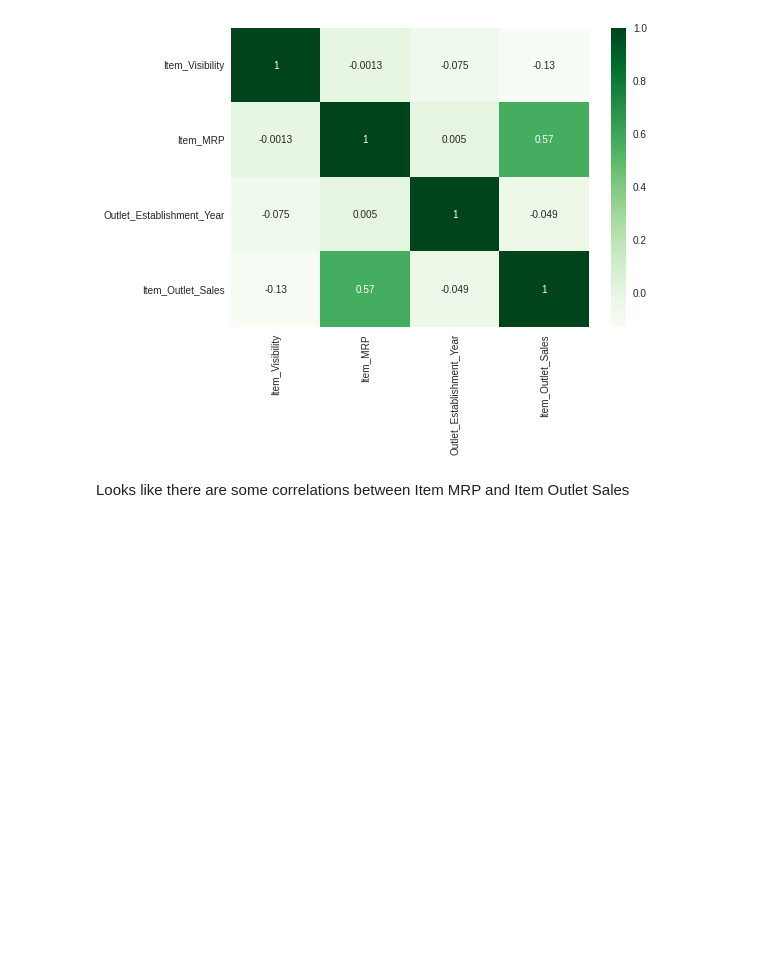
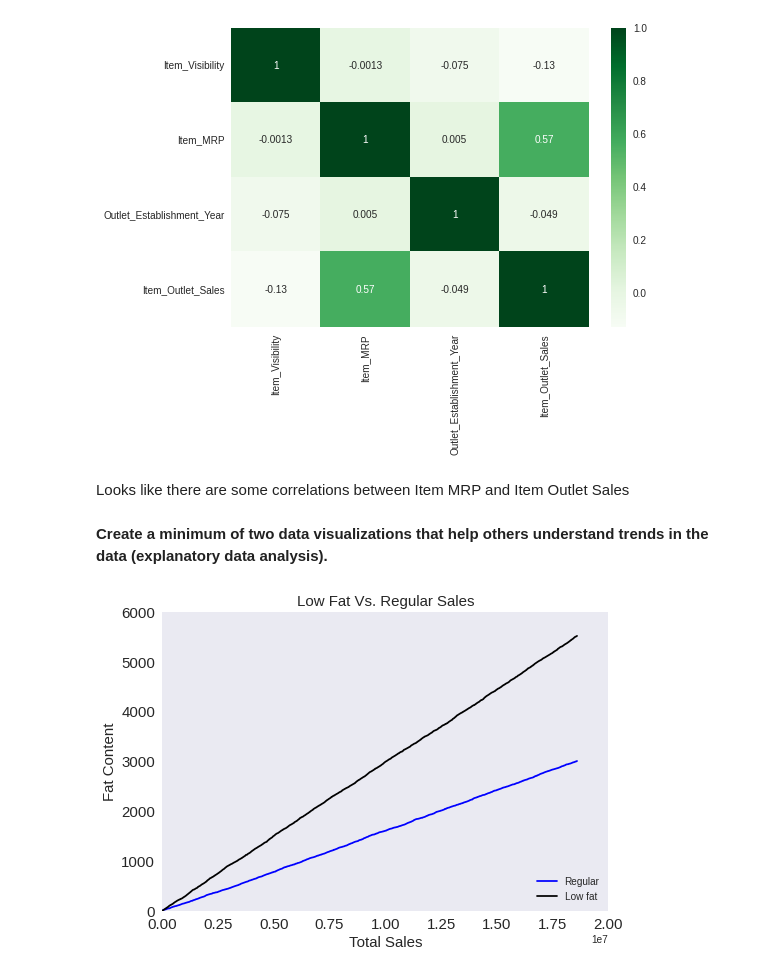
Before and after one commit to mikeamerenda/mikeamerenda, a Jupyter notebook: Sales_Predictions.ipynb, the cells around one changed output. Saved outputs shown, nothing was run; the diff lists cells and outputs as text; code cells hidden in the pictures; blank space fills up the shorter version.

```diff
--- a/Sales_Predictions.ipynb
+++ b/Sales_Predictions.ipynb
@@ -372,3 +372,22 @@ sns.heatmap(corr,cmap='Greens',annot =True)
 [figure]
 # %% [markdown]
 Looks like there are some correlations between Item MRP and Item Outlet Sales
+# %% [markdown]
+**Create a minimum of two data visualizations that help others understand trends in the data (explanatory data analysis).**
+# %%
+regular = df['Item_Fat_Content'] == 'Regular'
+low_fat = df['Item_Fat_Content'] == 'Low Fat'
+plt.plot(df['Item_Outlet_Sales'].cumsum(), regular.cumsum(), c = 'b', label  = 'Regular')
+plt.plot(df['Item_Outlet_Sales'].cumsum(), low_fat.cumsum(), c = 'k', label ='Low fat')
+plt.legend(loc= "lower right")
+plt.legend(loc="lower right")
+plt.xlim(left=0, right=20000000)
+plt.ylim(bottom=0,top=6000)
+plt.ylabel('Fat Content', fontsize =15)
+plt.xlabel('Total Sales', fontsize =15)
+plt.xticks(fontsize =15)
+plt.yticks(fontsize =15)
+plt.title('Low Fat Vs. Regular Sales', fontsize =15)
+plt.grid()
+# %% [output]
+[figure, added]
```
Also changed, not shown: parts of 5 cells of this notebook.
